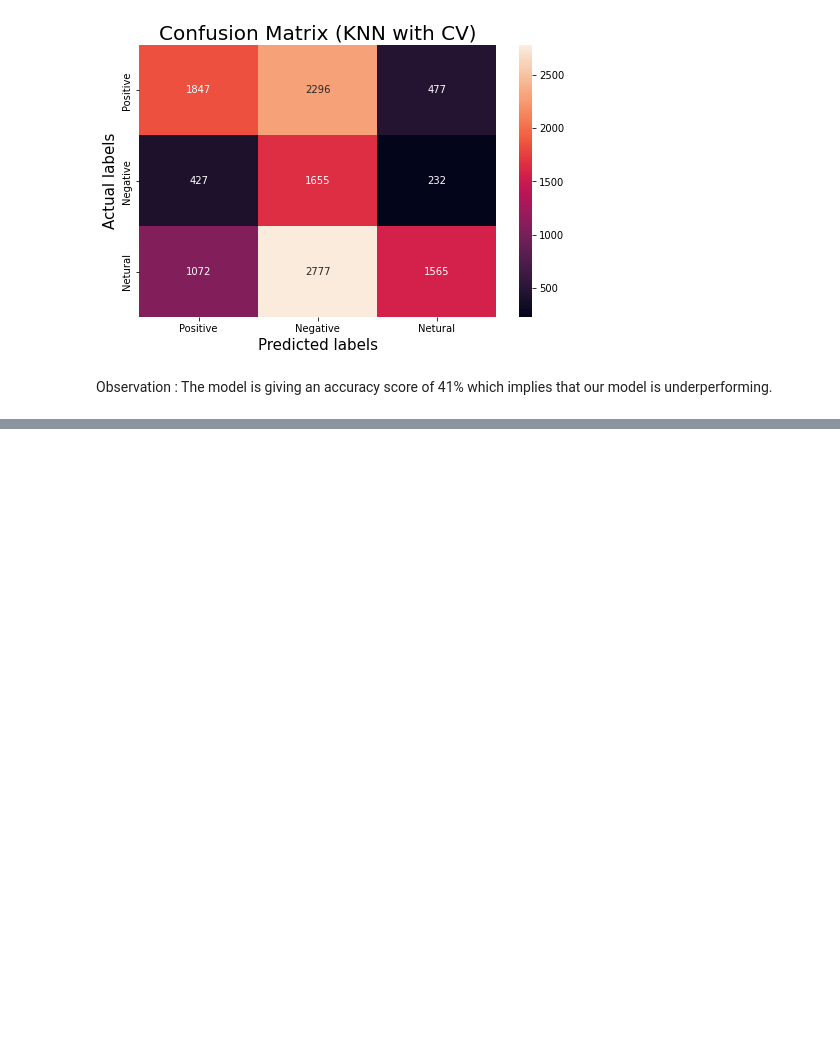
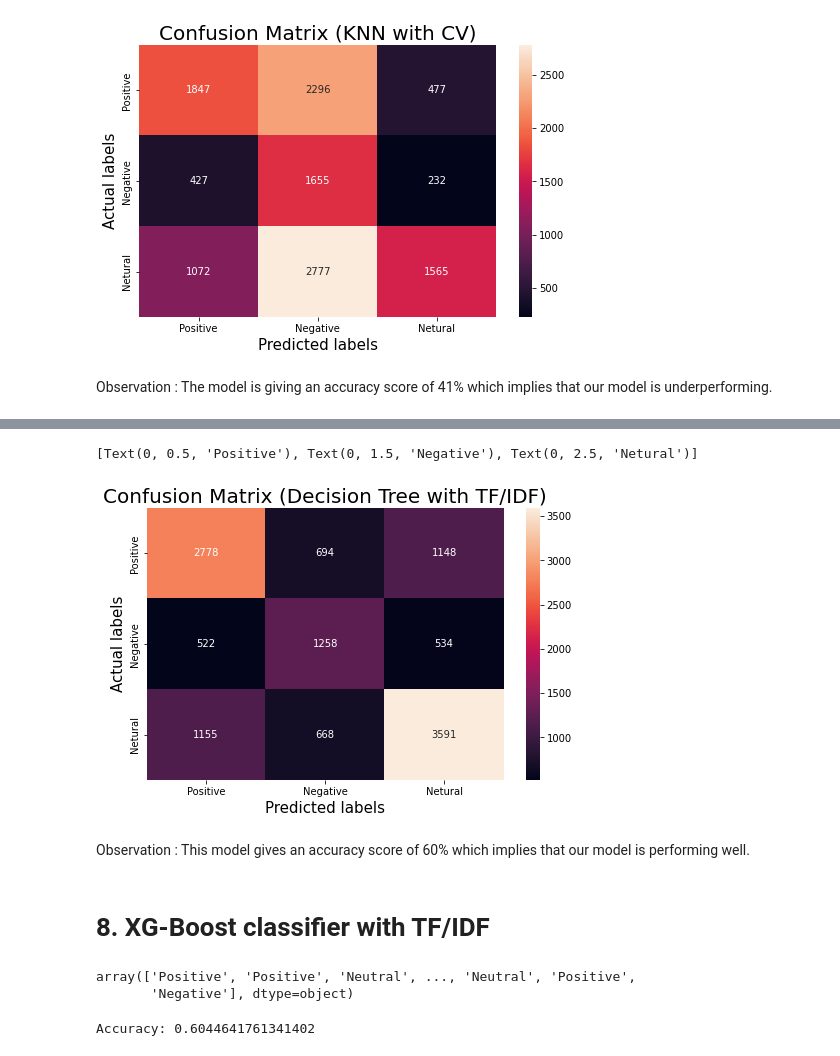
Before and after one commit to Shubhamprasad1995/Coronavirus-Tweet-Sentiment-Analysis, a Jupyter notebook: Coronavirus_Tweet_Sentiment_Analysis_Capstone_Project.ipynb, the cells around one changed output, grey strips where cells are left out. Drawn from its saved outputs; the diff is of its cells as text; code cells hidden in the pictures; blank space fills up the shorter version.

```diff
--- a/Coronavirus_Tweet_Sentiment_Analysis_Capstone_Project.ipynb
+++ b/Coronavirus_Tweet_Sentiment_Analysis_Capstone_Project.ipynb
@@ -618,0 +738,9 @@ The model is giving an accuracy score of 41% which implies that our model is und
+# %%
+# Initializing model
+dt_tv=DecisionTreeClassifier()
+
+#fitting the data to model
+dt_tv.fit(tv_X_train,y_train)
+
+#prediction
+pred_dt_tv=dt_tv.predict(tv_X_test)
@@ -618,0 +772,21 @@ The model is giving an accuracy score of 41% which implies that our model is und
+# %%
+#Plotting Confussion matrix
+cf2a= (confusion_matrix(y_test,pred_dt_tv))
+plt.figure(figsize=(8,5))
+ax= plt.subplot()
+sns.heatmap(cf2a, annot=True, fmt=".0f",ax = ax)
+
+# labels, title and ticks
+ax.set_xlabel('Predicted labels', fontsize=15)
+ax.set_ylabel('Actual labels', fontsize=15)
+ax.set_title('Confusion Matrix (Decision Tree with TF/IDF)', fontsize=20)
+ax.xaxis.set_ticklabels(labels)
+ax.yaxis.set_ticklabels(labels)
+# %% [output]
+[Text(0, 0.5, 'Positive'), Text(0, 1.5, 'Negative'), Text(0, 2.5, 'Netural')]
+[figure, added]
+# %% [markdown]
+Observation :
+This model gives an accuracy score of 60% which implies that our model is performing well.
+# %% [markdown]
+# **8. XG-Boost classifier with TF/IDF**
@@ -618,0 +802,11 @@ The model is giving an accuracy score of 41% which implies that our model is und
+# %%
+pred_xgb_tv
+# %% [output]
+array(['Positive', 'Positive', 'Neutral', ..., 'Neutral', 'Positive',
+       'Negative'], dtype=object)
+# %%
+# Accuracy
+cv_score_xgb_tv= cross_val_score(xgb_tv,tv_X_train,y_train, cv=5)
+print("Accuracy: {}" .format(np.mean(cv_score_xgb_tv)))
+# %% [output]
+Accuracy: 0.6044641761341402
```
Also changed, not shown: parts of 44 cells of this notebook.
